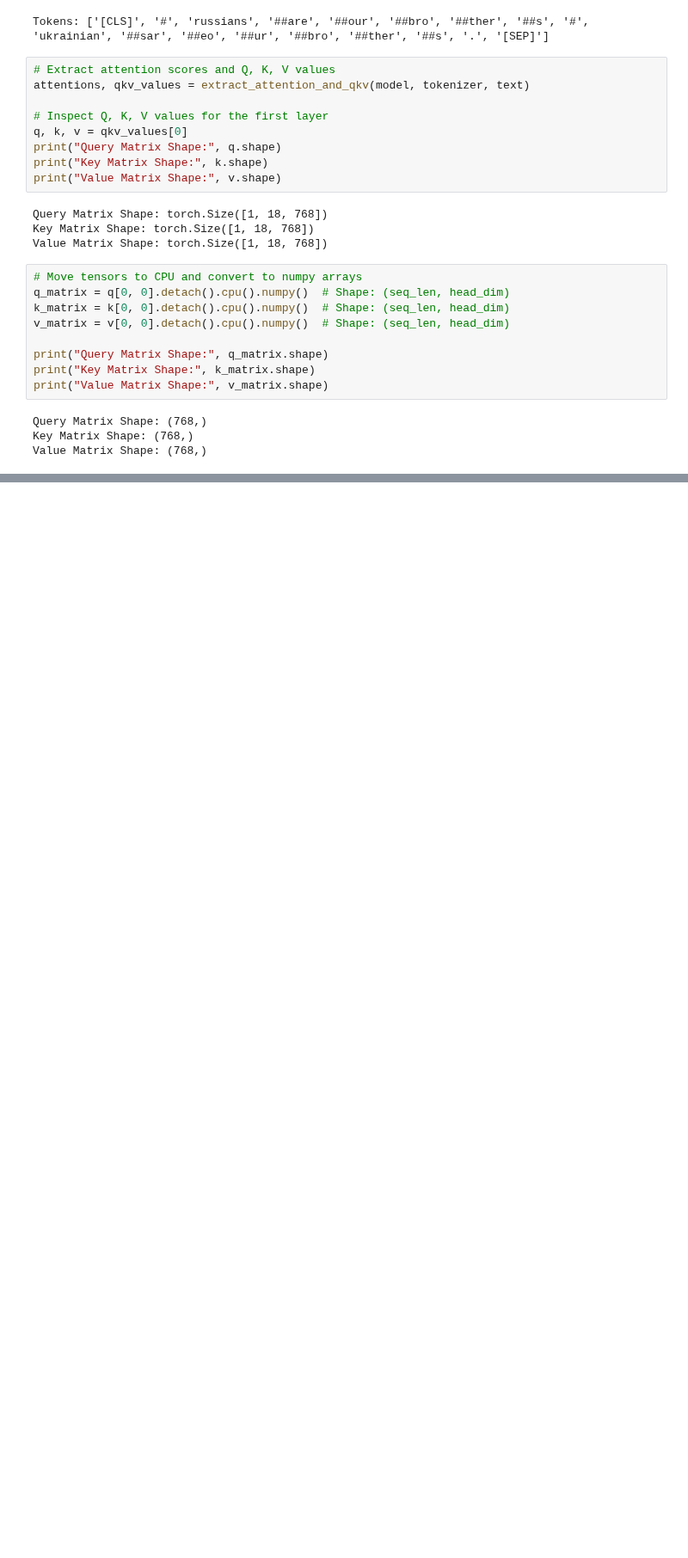
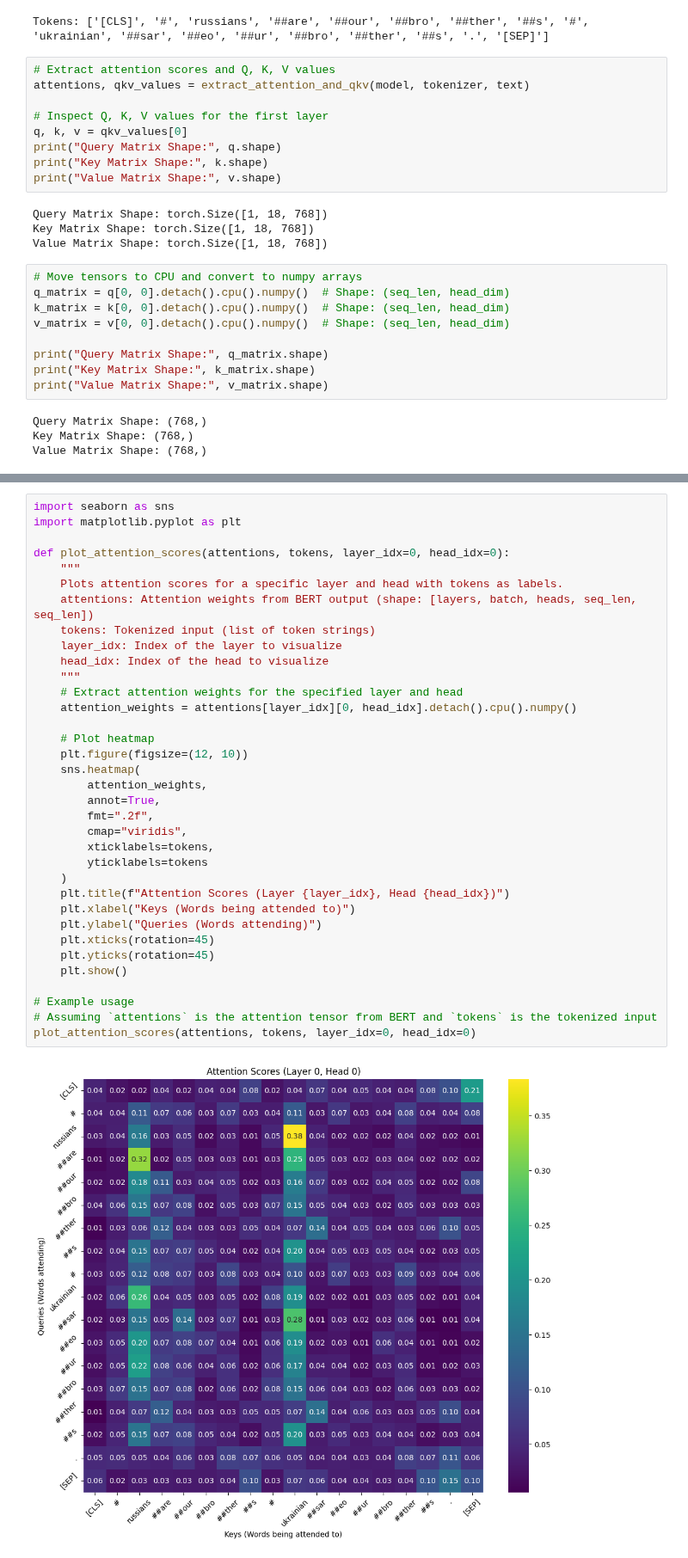
Before and after one commit to Susena-V/NLP_Misinformation, a Jupyter notebook: Bert_finetuning.ipynb, the cells around one changed output, grey strips where cells are left out. Shown at 86% size. Cells and saved outputs as stored; diff of their text form; blank space fills up the shorter version.

```diff
--- a/Bert_finetuning.ipynb
+++ b/Bert_finetuning.ipynb
@@ -1284,0 +1388,37 @@ Value Matrix Shape: (18, 768)
+# %%
+import seaborn as sns
+import matplotlib.pyplot as plt
+
+def plot_attention_scores(attentions, tokens, layer_idx=0, head_idx=0):
+    """
+    Plots attention scores for a specific layer and head with tokens as labels.
+    attentions: Attention weights from BERT output (shape: [layers, batch, heads, seq_len, seq_len])
+    tokens: Tokenized input (list of token strings)
+    layer_idx: Index of the layer to visualize
+    head_idx: Index of the head to visualize
+    """
+    # Extract attention weights for the specified layer and head
+    attention_weights = attentions[layer_idx][0, head_idx].detach().cpu().numpy()
+
+    # Plot heatmap
+    plt.figure(figsize=(12, 10))
+    sns.heatmap(
+        attention_weights,
+        annot=True,
+        fmt=".2f",
+        cmap="viridis",
+        xticklabels=tokens,
+        yticklabels=tokens
+    )
+    plt.title(f"Attention Scores (Layer {layer_idx}, Head {head_idx})")
+    plt.xlabel("Keys (Words being attended to)")
+    plt.ylabel("Queries (Words attending)")
+    plt.xticks(rotation=45)
+    plt.yticks(rotation=45)
+    plt.show()
+
+# Example usage
+# Assuming `attentions` is the attention tensor from BERT and `tokens` is the tokenized input
+plot_attention_scores(attentions, tokens, layer_idx=0, head_idx=0)
+# %% [output]
+[figure, added]
```
Also changed, not shown: parts of 14 cells of this notebook.
